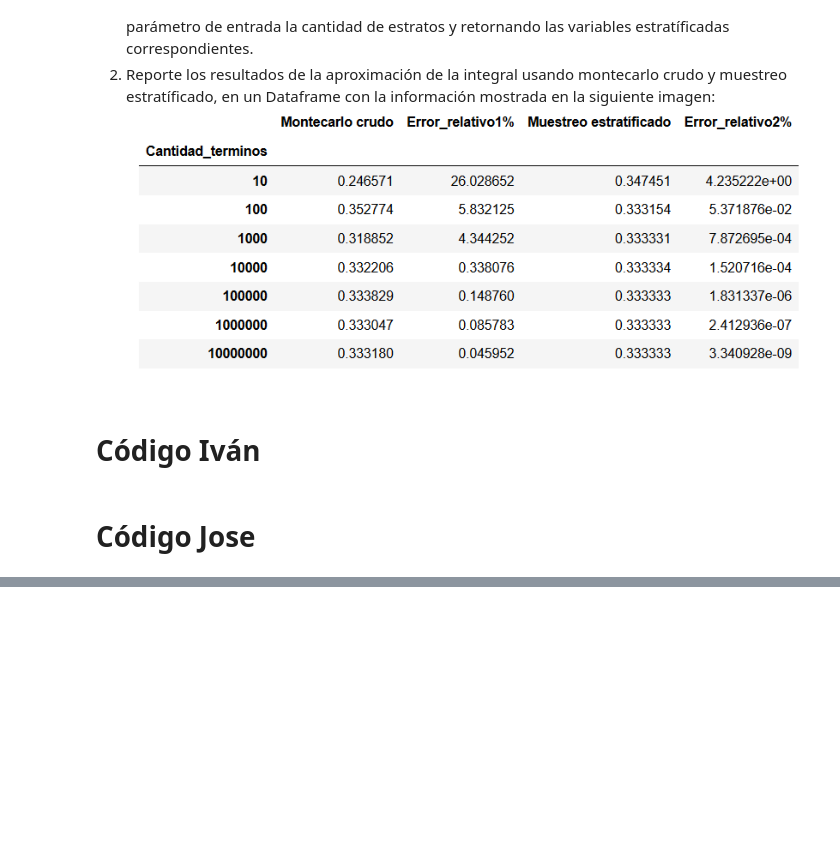
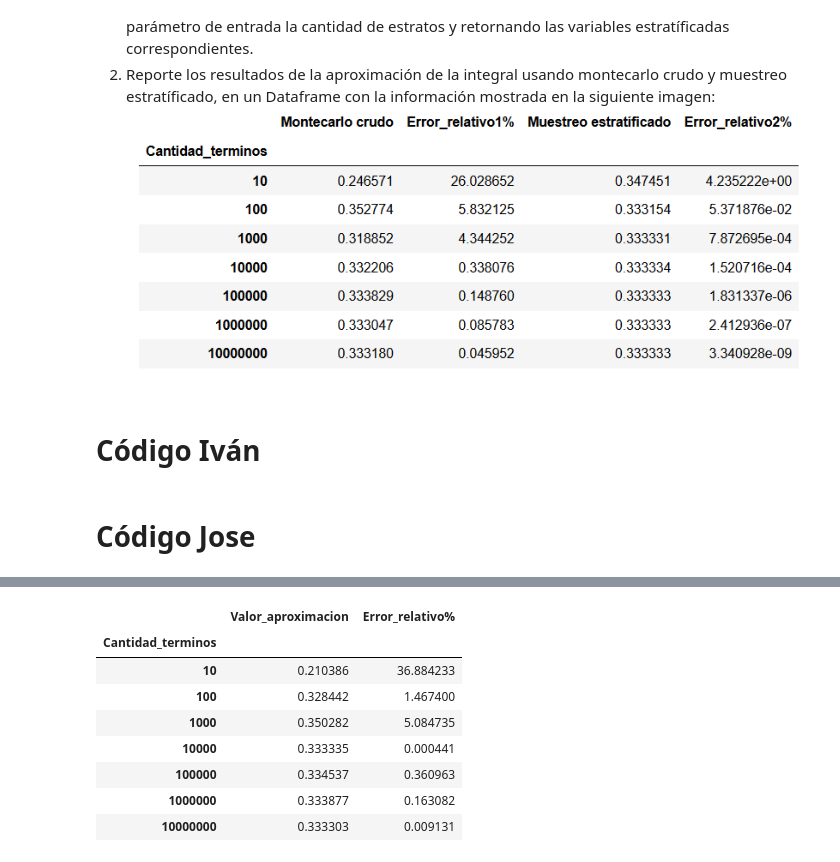
Before and after one commit to Mayagoitia29/SPF_Tarea7_IArellano_JMayagoitia, a Jupyter notebook: Tarea7_IArellano_JMayagoitia.ipynb, the cells around one changed output, grey strips where cells are left out. Saved outputs shown, nothing was run; the diff lists cells and outputs as text; code cells hidden in the pictures; blank space fills up the shorter version.

```diff
--- a/Tarea7_IArellano_JMayagoitia.ipynb
+++ b/Tarea7_IArellano_JMayagoitia.ipynb
@@ -37,0 +71,44 @@ Pasos
+# %%
+def int_montecarlo(f:'Función a integrar',
+                   a:'Límite inferior de la integral',
+                   b:'Límite superior de la integral',
+                   U:'Muestra de números U~[a,b]'):
+    return (b-a)/len(U)*np.sum(f(U))
+# %%
+# Montecarlo crudo
+
+I = 1/3
+# intervalo de integración
+a = 0; b = 1
+
+#Función
+f=lambda x: x**2
+
+# Cantidad de términos, en escala logarítmica
+N = np.logspace(1,7,7,dtype=int)
+
+# Definimos la tabla donde se mostrarán los resultados
+df = pd.DataFrame(index=N,columns=['Valor_aproximacion', 'Error_relativo%'], dtype='float')
+df.index.name = "Cantidad_terminos"
+
+# Números aleatorios dependiente de la cantidad de términos N
+ui = list(map(lambda N:np.random.uniform(a,b,N),N))
+
+# Calculamos la aproximación por montecarlo dependiendo de la cantidad de
+# términos que hayamos creado con ui
+I_m = list(map(lambda Y:int_montecarlo(lambda x:x**2,a,b,Y),ui))
+
+# Mostramos los resultados en la tabla previamente creada
+df.loc[N,"Valor_aproximacion"] = I_m
+df.loc[N,"Error_relativo%"] = np.abs(df.loc[N,"Valor_aproximacion"]-I)*100/I
+df
+# %% [output]
+|  | Valor_aproximacion | Error_relativo% |
+| Cantidad_terminos |  |  |
+| 10 | 0.210386 | 36.884233 |
+| 100 | 0.328442 | 1.467400 |
+| 1000 | 0.350282 | 5.084735 |
+| 10000 | 0.333335 | 0.000441 |
+| 100000 | 0.334537 | 0.360963 |
+| 1000000 | 0.333877 | 0.163082 |
+| 10000000 | 0.333303 | 0.009131 |
```
Also changed, not shown: parts of 5 cells of this notebook.
